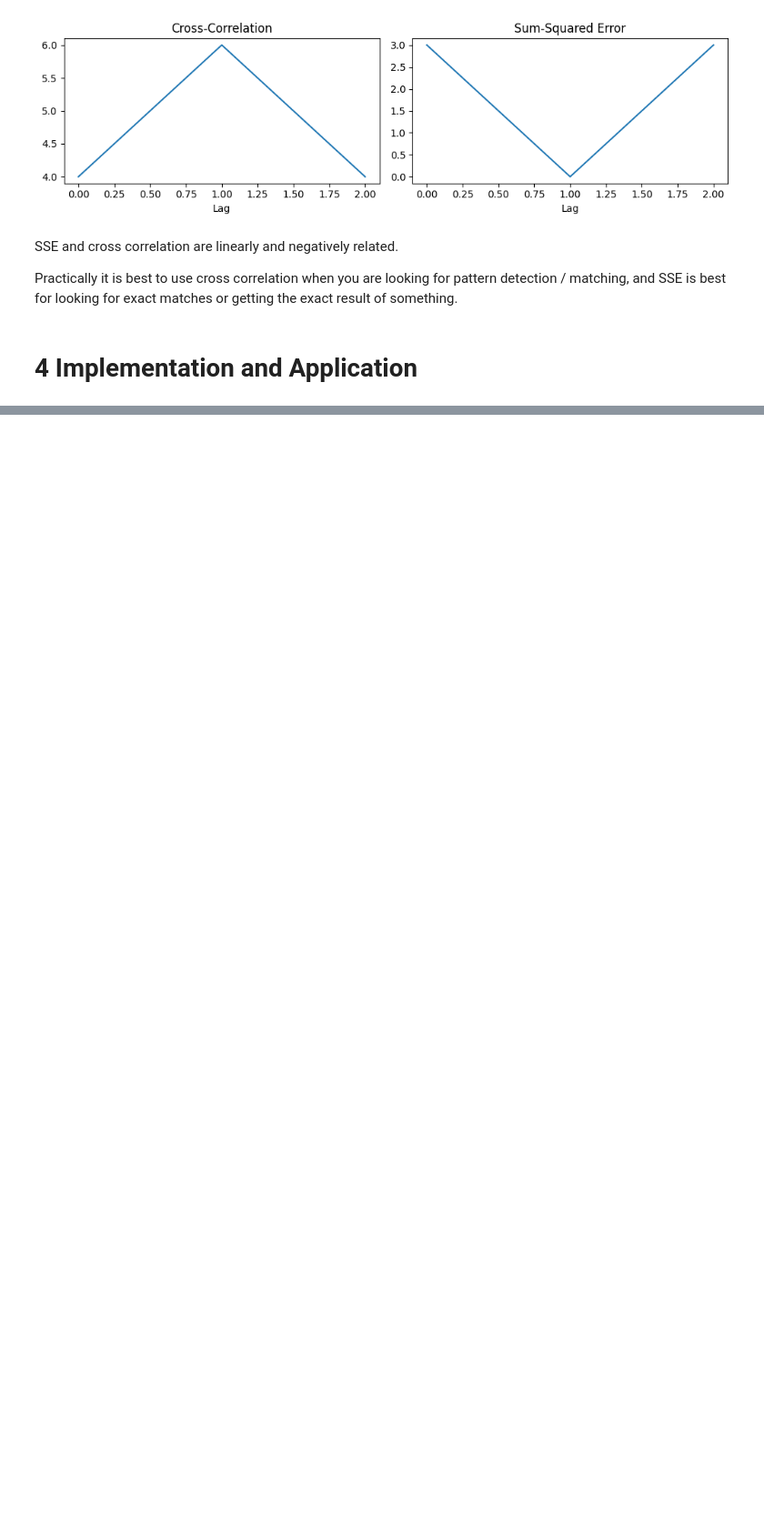
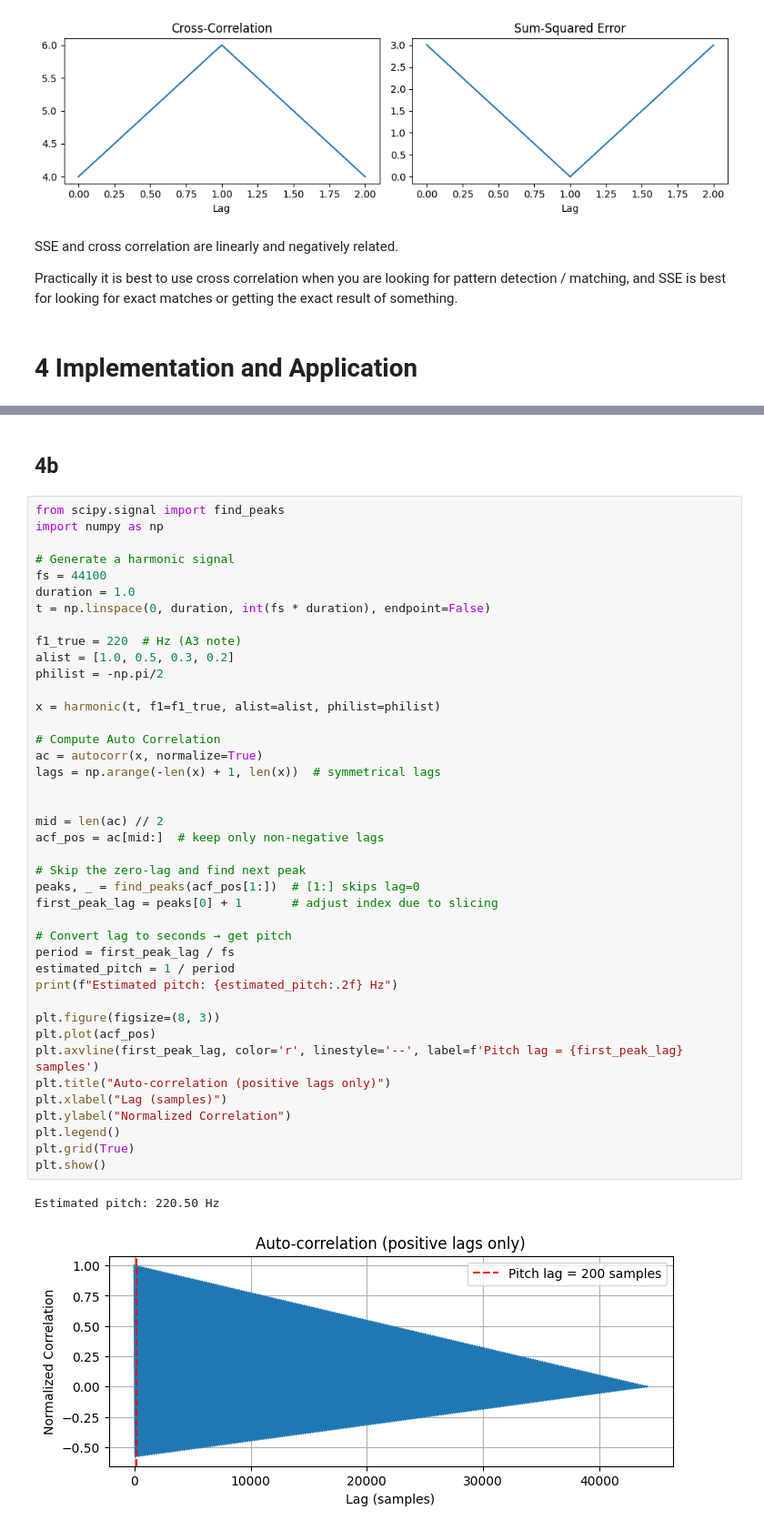
Before and after one commit to RyanL72/CSDS_364, a Jupyter notebook: Assignment_A4/A4_rhl72.ipynb, the cells around one changed output, grey strips where cells are left out. Shown at 91% size. Saved outputs shown, nothing was run; the diff lists cells and outputs as text; blank space fills up the shorter version.

```diff
--- a/Assignment_A4/A4_rhl72.ipynb
+++ b/Assignment_A4/A4_rhl72.ipynb
@@ -678,0 +729,46 @@ Practically it is best to use cross correlation when you are looking for pattern
+# %% [markdown]
+## 4b
+# %%
+from scipy.signal import find_peaks
+import numpy as np
+
+# Generate a harmonic signal
+fs = 44100
+duration = 1.0
+t = np.linspace(0, duration, int(fs * duration), endpoint=False)
+
+f1_true = 220  # Hz (A3 note)
+alist = [1.0, 0.5, 0.3, 0.2]
+philist = -np.pi/2
+
+x = harmonic(t, f1=f1_true, alist=alist, philist=philist)
+
+# Compute Auto Correlation
+ac = autocorr(x, normalize=True)
+lags = np.arange(-len(x) + 1, len(x))  # symmetrical lags
+
+
+mid = len(ac) // 2
+acf_pos = ac[mid:]  # keep only non-negative lags
+
+# Skip the zero-lag and find next peak
+peaks, _ = find_peaks(acf_pos[1:])  # [1:] skips lag=0
+first_peak_lag = peaks[0] + 1       # adjust index due to slicing
+
+# Convert lag to seconds → get pitch
+period = first_peak_lag / fs
+estimated_pitch = 1 / period
+print(f"Estimated pitch: {estimated_pitch:.2f} Hz")
+
+plt.figure(figsize=(8, 3))
+plt.plot(acf_pos)
+plt.axvline(first_peak_lag, color='r', linestyle='--', label=f'Pitch lag = {first_peak_lag} samples')
+plt.title("Auto-correlation (positive lags only)")
+plt.xlabel("Lag (samples)")
+plt.ylabel("Normalized Correlation")
+plt.legend()
+plt.grid(True)
+plt.show()
+# %% [output]
+Estimated pitch: 220.50 Hz
+[figure, added]
```
Also changed, not shown: parts of 7 cells of this notebook, 3 other files.
